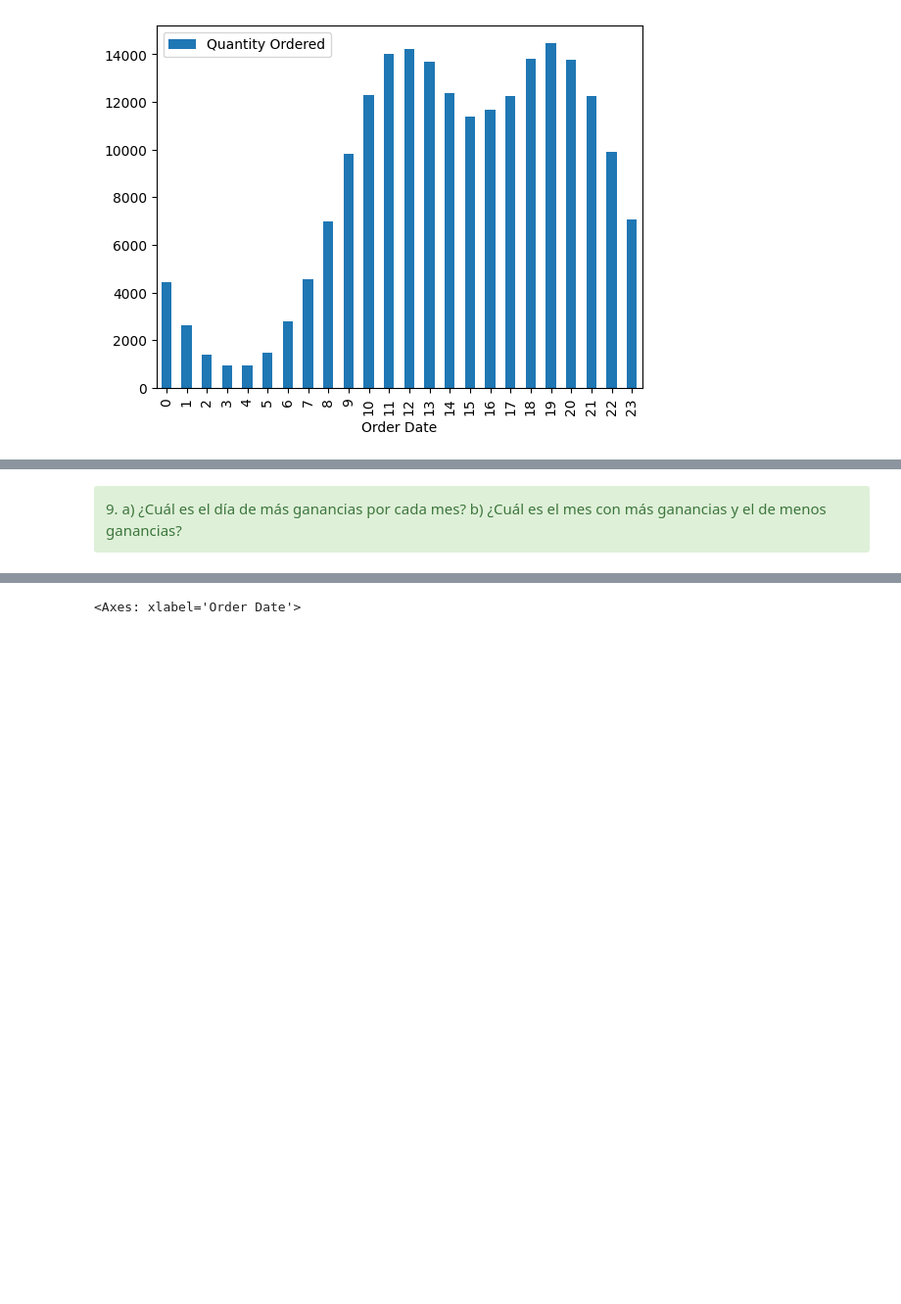
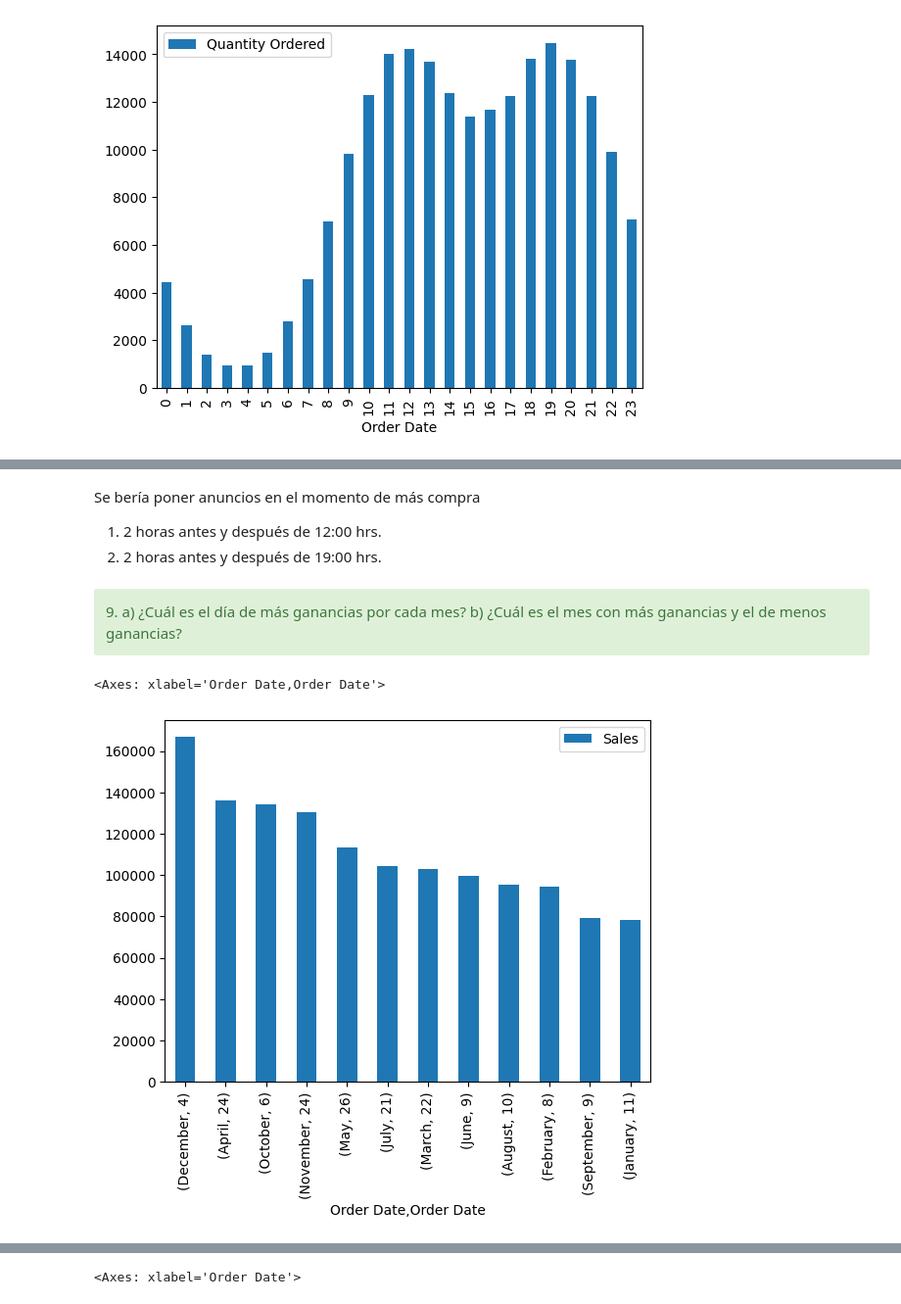
Before and after one commit to depresionTropical/data-science-class, a Jupyter notebook: CD_10_Pandas-GLOB/CD_10_Caso-TiendaOnline.ipynb, the cells around one changed output, grey strips where cells are left out. Shown: that part at 98% size. Cells and saved outputs as stored; diff of their text form; code cells hidden in the pictures; blank space fills up the shorter version.

```diff
--- a/CD_10_Pandas-GLOB/CD_10_Caso-TiendaOnline.ipynb
+++ b/CD_10_Pandas-GLOB/CD_10_Caso-TiendaOnline.ipynb
@@ -262,5 +303,16 @@ df.groupby(df.index.hour)[['Quantity Ordered']].sum().plot(kind='bar')
+# %% [markdown]
+Se bería poner anuncios en el momento de más compra
+1. 2 horas antes y después de 12:00 hrs.
+2. 2 horas antes y después de 19:00 hrs.
 # %% [markdown]
 <div class="alert alert-success">
      9.   a) ¿Cuál es el día de más ganancias por cada mes?     b) ¿Cuál es el mes con más ganancias y el de menos ganancias?
 
 </div>
+# %%
+
+df_month = df.groupby([df.index.month_name(),df.index.day])[['Sales']].sum().sort_values(by='Sales',ascending=False)
+df_month.groupby(level=0).head(1).plot(kind='bar')
+# %% [output]
+<Axes: xlabel='Order Date,Order Date'>
+[figure, added]
```
Also changed, not shown: parts of 16 cells of this notebook, 13 other files.
